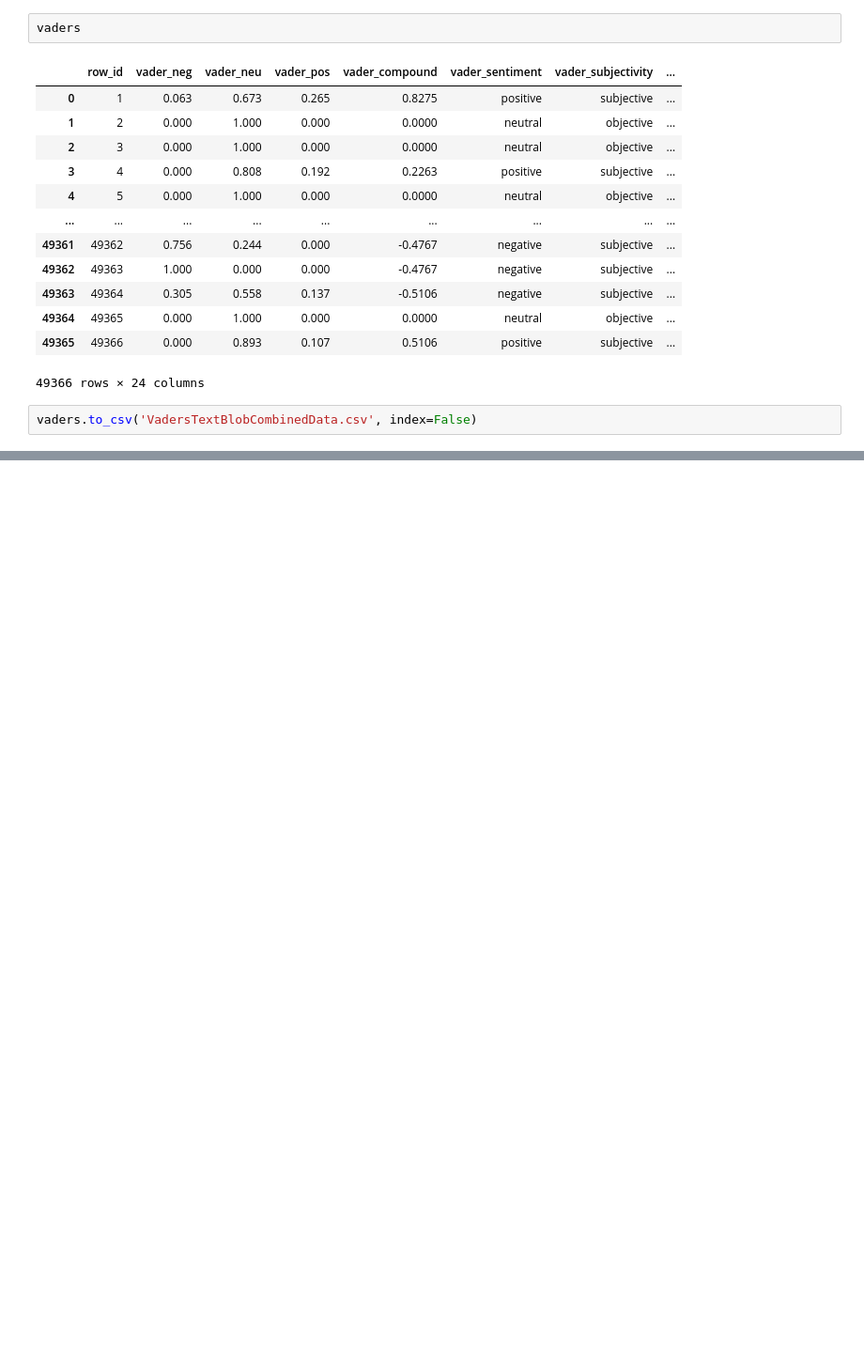
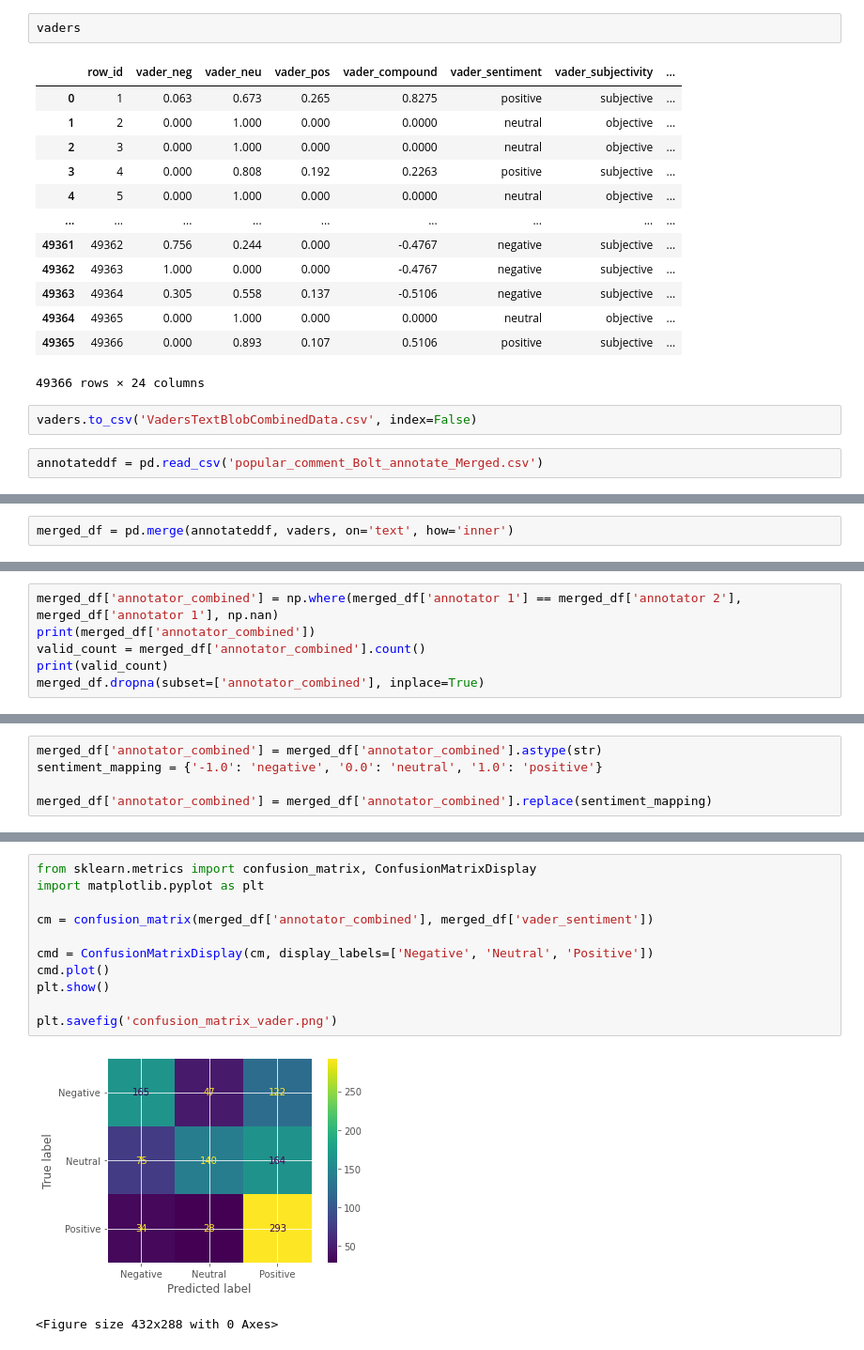
Before and after one commit to ao9000/SC4021-Project, a Jupyter notebook: Polarity_and_Subjectivity_Detection.ipynb, the cells around one changed output, grey strips where cells are left out. Shown at 94% size. Drawn from its saved outputs; the diff is of its cells as text; blank space fills up the shorter version.

```diff
--- a/Polarity_and_Subjectivity_Detection.ipynb
+++ b/Polarity_and_Subjectivity_Detection.ipynb
@@ -233,3 +233,5 @@ vaders
 49366 rows × 24 columns
 # %%
 vaders.to_csv('VadersTextBlobCombinedData.csv', index=False)
+# %%
+annotateddf = pd.read_csv('popular_comment_Bolt_annotate_Merged.csv')
@@ -235,0 +254,2 @@ vaders.to_csv('VadersTextBlobCombinedData.csv', index=False)
+# %%
+merged_df = pd.merge(annotateddf, vaders, on='text', how='inner')
@@ -235,0 +270,6 @@ vaders.to_csv('VadersTextBlobCombinedData.csv', index=False)
+# %%
+merged_df['annotator_combined'] = np.where(merged_df['annotator 1'] == merged_df['annotator 2'], merged_df['annotator 1'], np.nan)
+print(merged_df['annotator_combined'])
+valid_count = merged_df['annotator_combined'].count()
+print(valid_count)
+merged_df.dropna(subset=['annotator_combined'], inplace=True)
@@ -235,0 +291,5 @@ vaders.to_csv('VadersTextBlobCombinedData.csv', index=False)
+# %%
+merged_df['annotator_combined'] = merged_df['annotator_combined'].astype(str)
+sentiment_mapping = {'-1.0': 'negative', '0.0': 'neutral', '1.0': 'positive'}
+
+merged_df['annotator_combined'] = merged_df['annotator_combined'].replace(sentiment_mapping)
@@ -235,0 +332,14 @@ vaders.to_csv('VadersTextBlobCombinedData.csv', index=False)
+# %%
+from sklearn.metrics import confusion_matrix, ConfusionMatrixDisplay
+import matplotlib.pyplot as plt
+
+cm = confusion_matrix(merged_df['annotator_combined'], merged_df['vader_sentiment'])
+
+cmd = ConfusionMatrixDisplay(cm, display_labels=['Negative', 'Neutral', 'Positive'])
+cmd.plot()
+plt.show()
+
+plt.savefig('confusion_matrix_vader.png')
+# %% [output]
+[figure, added]
+<Figure size 432x288 with 0 Axes>
```
Also changed, not shown: parts of 10 cells of this notebook, 4 other files.
